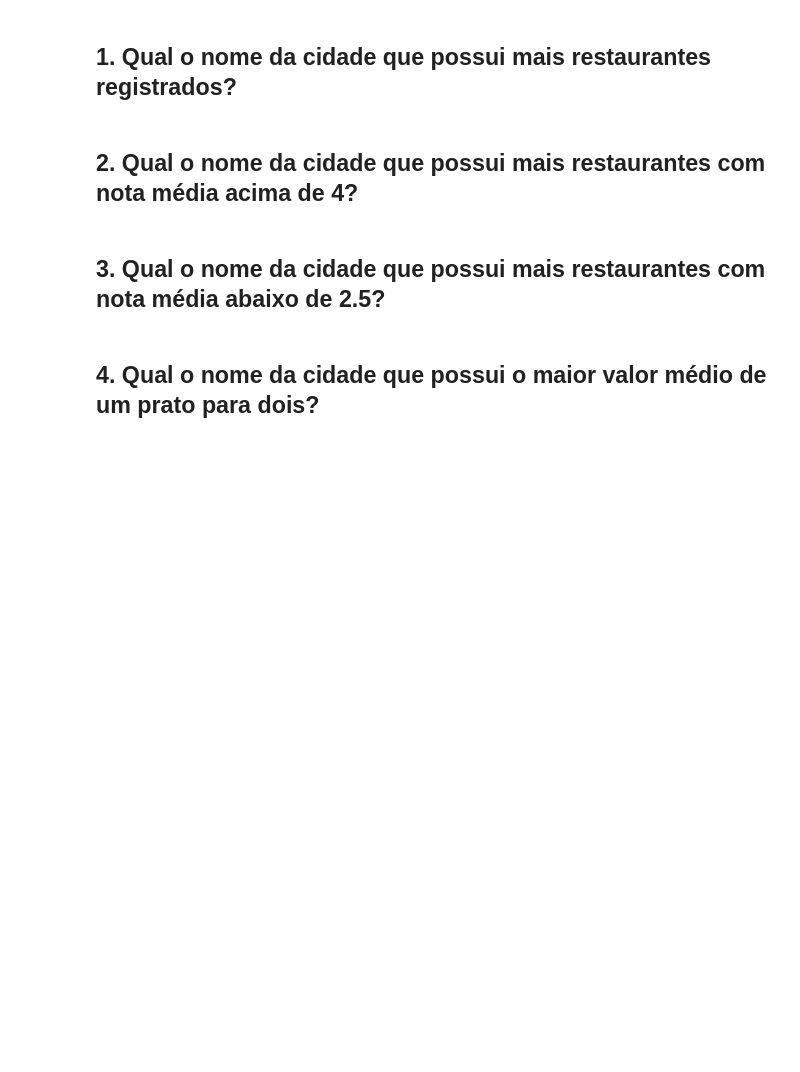
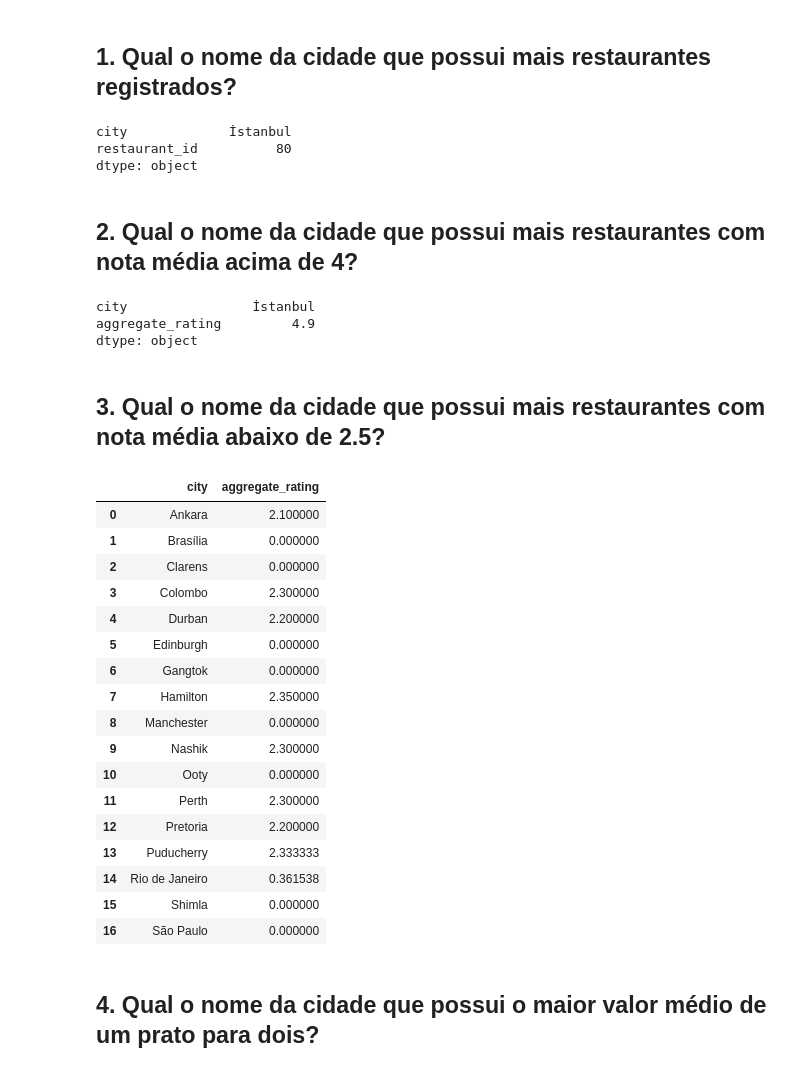
Before and after one commit to RezendeRafaell/fomeZero, a Jupyter notebook: fomeZeroPerguntasIniciais.ipynb, the cells around one changed output. Saved outputs shown, nothing was run; the diff lists cells and outputs as text; code cells hidden in the pictures; blank space fills up the shorter version.

```diff
--- a/fomeZeroPerguntasIniciais.ipynb
+++ b/fomeZeroPerguntasIniciais.ipynb
@@ -209,17 +376,44 @@ df.loc[:, ["country_code", "average_cost_for_two"]].groupby(["country_code"]).me
 # %% [markdown]
 ## 1. Qual o nome da cidade que possui mais restaurantes registrados?
 # %%
-df.loc[:, ["city", "restaurant_id"]].groupby(["city"]).nunique().reset_index()
+df.loc[:, ["city", "restaurant_id"]].groupby(["city"]).nunique().reset_index().max()
+# %% [output]
+city             İstanbul
+restaurant_id          80
+dtype: object
 # %% [markdown]
 ## 2. Qual o nome da cidade que possui mais restaurantes com nota média acima de 4?
 # %%
 linhas_selecionadas = df["aggregate_rating"] > 4
-df.loc[linhas_selecionadas, ["city", "aggregate_rating"]].groupby(["city"]).count().reset_index().max()
+df.loc[linhas_selecionadas, ["city", "aggregate_rating"]].groupby(["city"]).mean().reset_index().max()
+# %% [output]
+city                İstanbul
+aggregate_rating         4.9
+dtype: object
 # %% [markdown]
 ## 3. Qual o nome da cidade que possui mais restaurantes com nota média abaixo de 2.5?
 # %%
 linhas_selecionadas = df["aggregate_rating"] <2.5
-df.loc[linhas_selecionadas, ["city", "aggregate_rating"]].groupby(["city"]).count().reset_index().max()
+df.loc[linhas_selecionadas, ["city", "aggregate_rating"]].groupby(["city"]).mean().reset_index()
+# %% [output]
+|  | city | aggregate_rating |
+| 0 | Ankara | 2.100000 |
+| 1 | Brasília | 0.000000 |
+| 2 | Clarens | 0.000000 |
+| 3 | Colombo | 2.300000 |
+| 4 | Durban | 2.200000 |
+| 5 | Edinburgh | 0.000000 |
+| 6 | Gangtok | 0.000000 |
+| 7 | Hamilton | 2.350000 |
+| 8 | Manchester | 0.000000 |
+| 9 | Nashik | 2.300000 |
+| 10 | Ooty | 0.000000 |
+| 11 | Perth | 2.300000 |
+| 12 | Pretoria | 2.200000 |
+| 13 | Puducherry | 2.333333 |
+| 14 | Rio de Janeiro | 0.361538 |
+| 15 | Shimla | 0.000000 |
+| 16 | São Paulo | 0.000000 |
 # %% [markdown]
 ## 4. Qual o nome da cidade que possui o maior valor médio de um prato para dois?
 # %%
```
Also changed, not shown: parts of 59 cells of this notebook, 6 other files.
